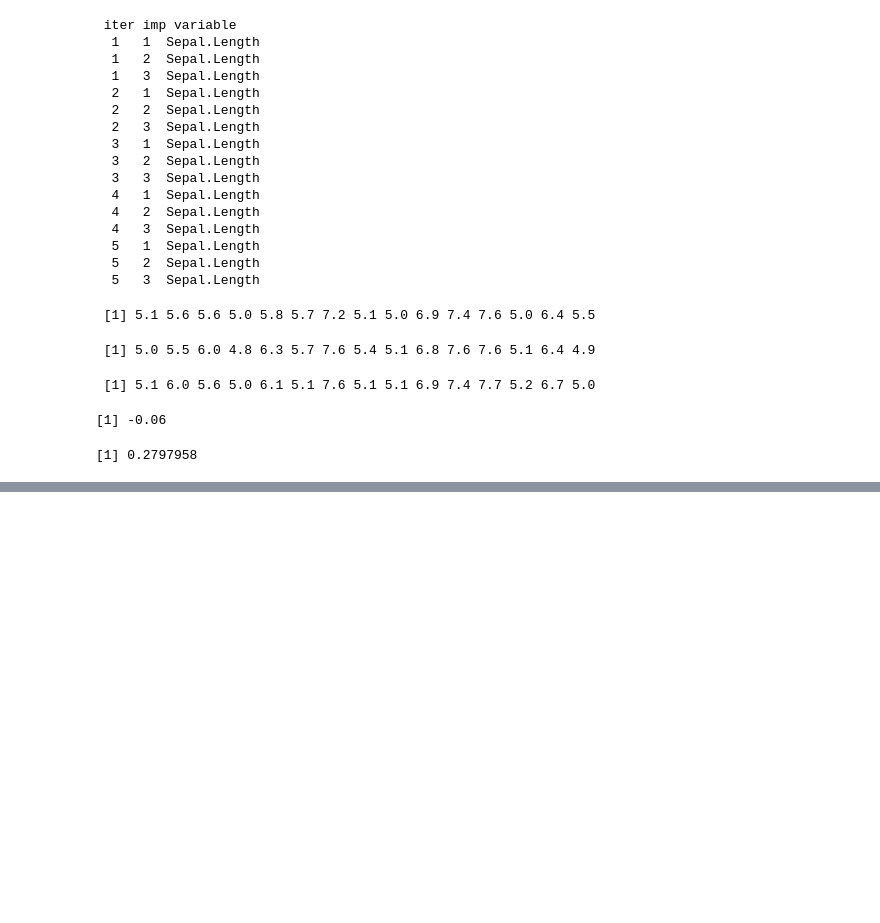
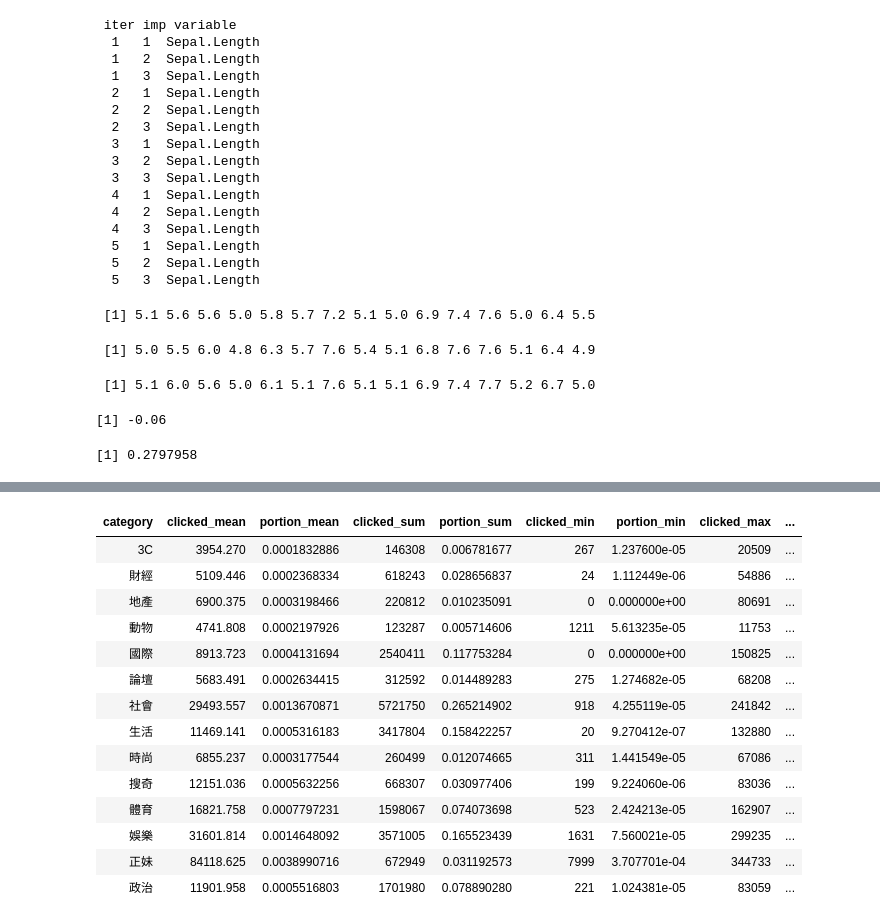
Before and after one commit to YuHsuanLin/riii, a Jupyter notebook: cb102/cb102_20180817.ipynb, the cells around one changed output, grey strips where cells are left out. Saved outputs shown, nothing was run; the diff lists cells and outputs as text; code cells hidden in the pictures; blank space fills up the shorter version.

```diff
--- a/cb102/cb102_20180817.ipynb
+++ b/cb102/cb102_20180817.ipynb
@@ -391,0 +402,2 @@ sd(diff)
+# %%
+applenews = applenews[-1]
@@ -391,0 +702,18 @@ sd(diff)
+# %%
+applenews %>% group_by(category) %>% summarise_at(.vars=vars(clicked,portion),.funs=funs(mean,sum,min,max))
+# %% [output]
+| category | clicked_mean | portion_mean | clicked_sum | portion_sum | clicked_min | portion_min | clicked_max | ... |
+| 3C | 3954.270 | 0.0001832886 | 146308 | 0.006781677 | 267 | 1.237600e-05 | 20509 | ... |
+| 財經 | 5109.446 | 0.0002368334 | 618243 | 0.028656837 | 24 | 1.112449e-06 | 54886 | ... |
+| 地產 | 6900.375 | 0.0003198466 | 220812 | 0.010235091 | 0 | 0.000000e+00 | 80691 | ... |
+| 動物 | 4741.808 | 0.0002197926 | 123287 | 0.005714606 | 1211 | 5.613235e-05 | 11753 | ... |
+| 國際 | 8913.723 | 0.0004131694 | 2540411 | 0.117753284 | 0 | 0.000000e+00 | 150825 | ... |
+| 論壇 | 5683.491 | 0.0002634415 | 312592 | 0.014489283 | 275 | 1.274682e-05 | 68208 | ... |
+| 社會 | 29493.557 | 0.0013670871 | 5721750 | 0.265214902 | 918 | 4.255119e-05 | 241842 | ... |
+| 生活 | 11469.141 | 0.0005316183 | 3417804 | 0.158422257 | 20 | 9.270412e-07 | 132880 | ... |
+| 時尚 | 6855.237 | 0.0003177544 | 260499 | 0.012074665 | 311 | 1.441549e-05 | 67086 | ... |
+| 搜奇 | 12151.036 | 0.0005632256 | 668307 | 0.030977406 | 199 | 9.224060e-06 | 83036 | ... |
+| 體育 | 16821.758 | 0.0007797231 | 1598067 | 0.074073698 | 523 | 2.424213e-05 | 162907 | ... |
+| 娛樂 | 31601.814 | 0.0014648092 | 3571005 | 0.165523439 | 1631 | 7.560021e-05 | 299235 | ... |
+| 正妹 | 84118.625 | 0.0038990716 | 672949 | 0.031192573 | 7999 | 3.707701e-04 | 344733 | ... |
+| 政治 | 11901.958 | 0.0005516803 | 1701980 | 0.078890280 | 221 | 1.024381e-05 | 83059 | ... |
```
Also changed, not shown: parts of 27 cells of this notebook.
